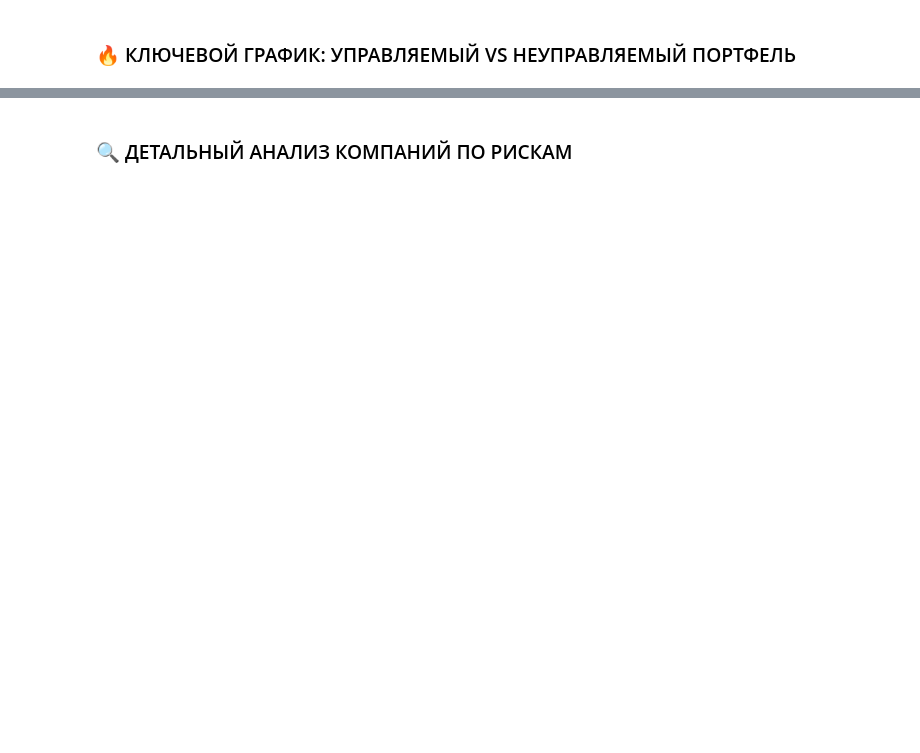
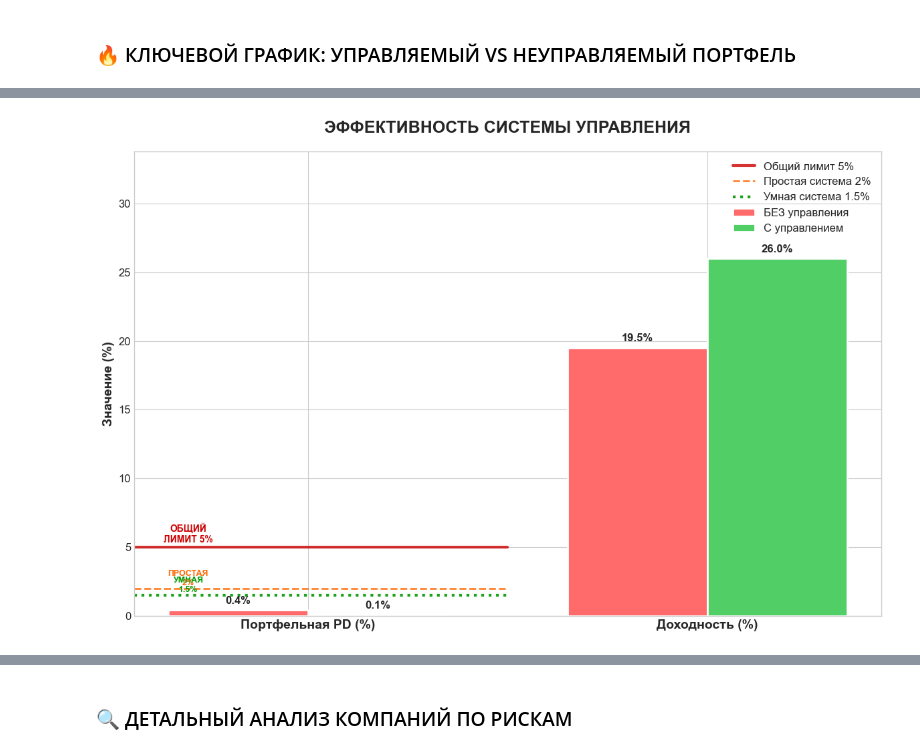
Before and after one commit to MaximKiryakin/Diploma, a Jupyter notebook: masters/presentation_notebook_part1.ipynb, the cells around one changed output, grey strips where cells are left out. Saved outputs shown, nothing was run; the diff lists cells and outputs as text; code cells hidden in the pictures; blank space fills up the shorter version.

```diff
--- a/masters/presentation_notebook_part1.ipynb
+++ b/masters/presentation_notebook_part1.ipynb
@@ -77,14 +71,10 @@ print("✅ Портфель создан")
 🏢 Тикеры: GAZP, LKOH, ROSN, SBER, VTBR, MOEX, GMKN, NLMK, RUAL, MTSS, RTKM, TTLK, MGNT, LNTA, FESH
 ✅ Портфель создан
 # %%
-# Загрузка и подготовка данных (как в main.ipynb)
 print("🔄 Загрузка рыночных данных...")
 portfolio = (
     portfolio
-    .load_stock_data(
-        use_backup_data=True,
-        create_backup=False
-    )
+    .load_stock_data(use_backup_data=True, create_backup=False)
     .load_multipliers()
     .create_portfolio()
     .adjust_portfolio_data_types()
@@ -542,0 +427,71 @@ if comparison_data['unmanaged']['pd'] > 0 and comparison_data['managed']['pd'] >
+# %%
+# Простое и понятное сравнение эффективности
+fig, ax = plt.subplots(1, 1, figsize=(12, 8))
+
+# Только самые важные метрики
+categories = ['Портфельная PD (%)', 'Доходность (%)']
+unmanaged_values = [
+    comparison_data['unmanaged']['pd'] * 100,
+    comparison_data['unmanaged']['return'] * 100
+]
+managed_values = [
+    comparison_data['managed']['pd'] * 100,
+    comparison_data['managed']['return'] * 100
+]
+
+x = np.arange(len(categories))
+width = 0.35
+
+# Простые цвета и стили
+bars1 = ax.bar(x - width/2, unmanaged_values, width,
+               label='БЕЗ управления', color='#ff6b6b', edgecolor='white', linewidth=2)
+bars2 = ax.bar(x + width/2, managed_values, width,
+               label='С управлением', color='#51cf66', edgecolor='white', linewidth=2)
+
+# Подписи значений
+for bars, values in [(bars1, unmanaged_values), (bars2, managed_values)]:
+    for bar, value in zip(bars, values):
+        height = bar.get_height()
+        ax.text(bar.get_x() + bar.get_width()/2., height + 0.3,
+                f'{value:.1f}%', ha='center', va='bottom',
+                fontweight='bold', fontsize=12)
+
+# Показываем все лимиты систем на первом столбце (PD)
+ax.axhline(5, color='#cc0000', linestyle='-', linewidth=3,
+           xmin=0, xmax=0.5, alpha=0.8, label='Общий лимит 5%')
+ax.axhline(2, color='#ff6600', linestyle='--', linewidth=2,
+           xmin=0, xmax=0.5, alpha=0.8, label='Простая система 2%')
+ax.axhline(1.5, color='#009900', linestyle=':', linewidth=3,
+           xmin=0, xmax=0.5, alpha=0.9, label='Умная система 1.5%')
+
+# Подписи лимитов
+ax.text(-0.3, 5.2, 'ОБЩИЙ\nЛИМИТ 5%', fontsize=10, color='#cc0000',
+        fontweight='bold', ha='center', va='bottom')
+ax.text(-0.3, 2.1, 'ПРОСТАЯ\n2%', fontsize=9, color='#ff6600',
+        fontweight='bold', ha='center', va='bottom')
+ax.text(-0.3, 1.6, 'УМНАЯ\n1.5%', fontsize=9, color='#009900',
+        fontweight='bold', ha='center', va='bottom')
+
+ax.set_title('ЭФФЕКТИВНОСТЬ СИСТЕМЫ УПРАВЛЕНИЯ',
+             fontsize=18, fontweight='bold', pad=20)
+ax.set_ylabel('Значение (%)', fontsize=14, fontweight='bold')
+ax.set_xticks(x)
+ax.set_xticklabels(categories, fontsize=14, fontweight='bold')
+ax.legend(fontsize=12, loc='upper right')
+ax.set_ylim(0, max(max(unmanaged_values), max(managed_values)) * 1.3)
+
+plt.tight_layout()
+plt.show()
+
+# Простые результаты
+print(f"\n📊 РЕЗУЛЬТАТ СРАВНЕНИЯ:")
+print(f"БЕЗ управления - PD: {comparison_data['unmanaged']['pd']*100:.2f}%, Доходность: {comparison_data['unmanaged']['return']*100:.1f}%")
+print(f"С управлением  - PD: {comparison_data['managed']['pd']*100:.2f}%, Доходность: {comparison_data['managed']['return']*100:.1f}%")
+
+if comparison_data['unmanaged']['pd'] > 0 and comparison_data['managed']['pd'] > 0:
+    risk_improvement = (comparison_data['unmanaged']['pd'] - comparison_data['managed']['pd']) / comparison_data['unmanaged']['pd']
+    return_improvement = (comparison_data['managed']['return'] - comparison_data['unmanaged']['return']) / comparison_data['unmanaged']['return']
+
+    print(f"\n🎯 ЭФФЕКТ: Снижение рисков на {risk_improvement*100:.0f}%, рост доходности на {return_improvement*100:.0f}%")
+# %% [output]
+[figure, added]
```
Also changed, not shown: parts of 14 cells of this notebook, 29 other files.
